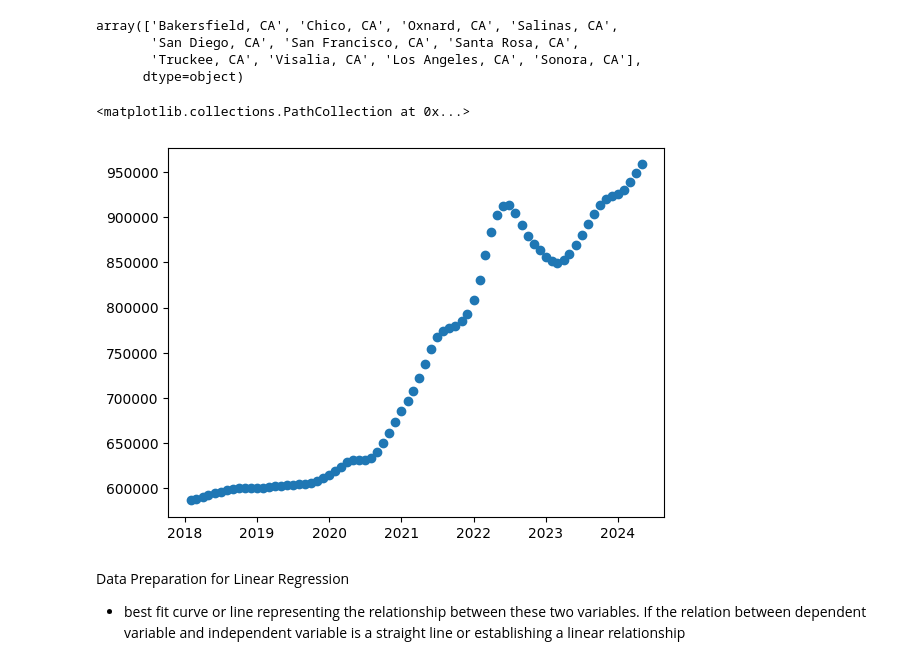
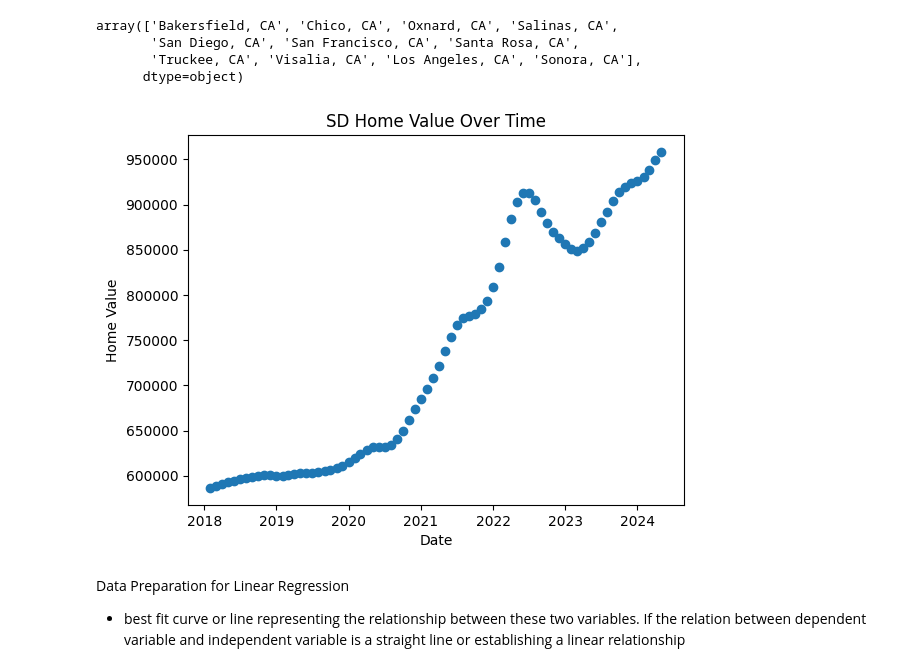
Before and after one commit to LindsClar/Real_Estate_Rep, a Jupyter notebook: Predicting_CA_Property_Through_Modeling.ipynb, the cells around one changed output. Cells and saved outputs as stored; diff of their text form; code cells hidden in the pictures.

```diff
--- a/Predicting_CA_Property_Through_Modeling.ipynb
+++ b/Predicting_CA_Property_Through_Modeling.ipynb
@@ -162,11 +167,14 @@ array(['Bakersfield, CA', 'Chico, CA', 'Oxnard, CA', 'Salinas, CA',
 # %%
 #Focusing on one city homevalues that were consistly recoreded for the State of CA
 CA_SD = CA[CA['Location']=='San Diego, CA']
 
 plt.scatter(CA_SD['Date'], CA_SD['HomeValue'])
+plt.xlabel('Date')
+plt.ylabel('Home Value')
+plt.title('SD Home Value Over Time')
+plt.show()
 # %% [output]
-<matplotlib.collections.PathCollection at 0x...>
-[figure, old version]
+[figure, new version]
 # %% [markdown]
 Data Preparation for Linear Regression
   - best fit curve or line representing the relationship between these two variables. If the relation between dependent variable and independent variable is a straight line or establishing a linear relationship
```
Also changed, not shown: parts of 13 cells of this notebook.
